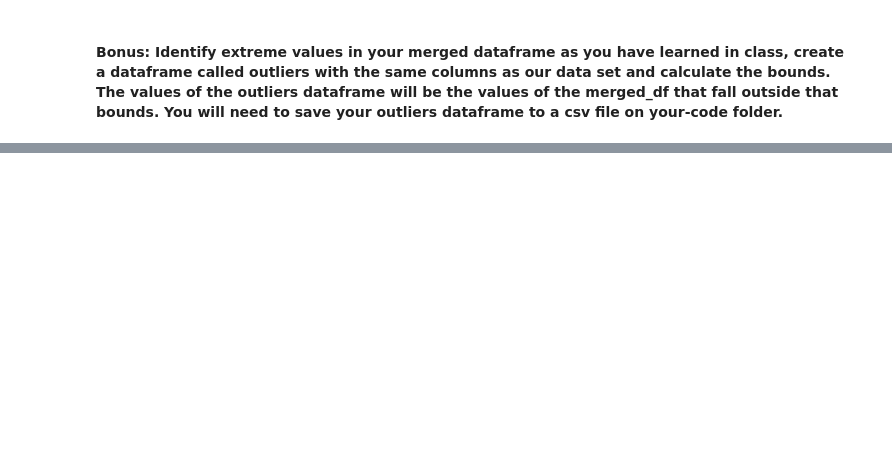
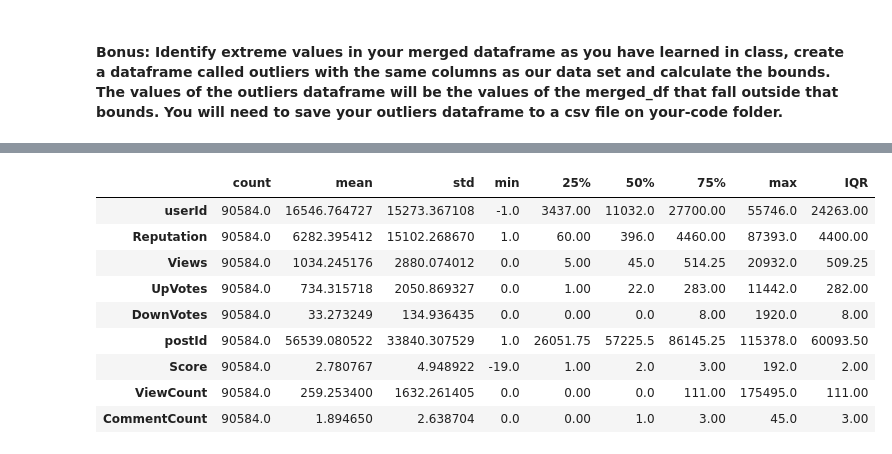
Before and after one commit to ta-data-mexpt/lab-data-cleaning, a Jupyter notebook: your-code/main.ipynb, the cells around one changed output, grey strips where cells are left out. Cells and saved outputs as stored; diff of their text form; code cells hidden in the pictures; blank space fills up the shorter version.

```diff
--- a/your-code/main.ipynb
+++ b/your-code/main.ipynb
@@ -20,0 +88,3 @@ import pandas as pd
+# %%
+new_posts = posts[['postId','Score','userId','ViewCount','CommentCount']]
+new_posts.head()
@@ -21,3 +98,6 @@ import pandas as pd
 # %% [markdown]
 #### 8. Merge both dataframes, users and posts.
 You will need to make a [merge](https://pandas.pydata.org/pandas-docs/stable/generated/pandas.DataFrame.merge.html) of posts and users dataframes.
+# %%
+merge = new_users.merge(new_posts)
+merge.head()
@@ -26,3 +120,7 @@ You will need to make a [merge](https://pandas.pydata.org/pandas-docs/stable/gen
 # %% [markdown]
 #### 10. You will need to make something with missing values.  Will you clean or filling them? Explain.
 **Remember** to check the results of your code before passing to the next step
+# %%
+# Voy a reemplazar estos nulos con 0, para no perder información
+merge['ViewCount'] = merge['ViewCount'].fillna(0)
+merge.head()
@@ -31,2 +150,12 @@ You will need to make a [merge](https://pandas.pydata.org/pandas-docs/stable/gen
 # %% [markdown]
 #### Bonus: Identify extreme values in your merged dataframe as you have learned in class, create a dataframe called outliers with the same columns as our data set and calculate the bounds. The values of the outliers dataframe will be the values of the merged_df that fall outside that bounds. You will need to save your outliers dataframe to a csv file on your-code folder.
+# %%
+# Otro punto importante de analizar son los valores extremos en mis columnas, que llamamos outliers. Los outliers
+# suelen tener gran impacto en cualquier modelo que realizamos, ya que los modelos tienden a interpretar la
+# importancia de los datos de acuerdo a su magnitud
+
+# Una forma común de definir outliers es a través de identificar datos que estén arriba o abajo del rango
+# intercuartil (1.5x, pero puedes definir lo que sea más conveniente en tu data)
+# aquí puedo ver cuáles son mis cuartiles para cada columna numérica
+stats = merge.describe().transpose()
+stats
@@ -32,0 +173,15 @@ You will need to make a [merge](https://pandas.pydata.org/pandas-docs/stable/gen
+# %%
+#columna de rango intercuartil
+stats['IQR'] = stats['75%'] - stats['25%']
+stats
+# %% [output]
+|  | count | mean | std | min | 25% | 50% | 75% | max | IQR |
+| userId | 90584.0 | 16546.764727 | 15273.367108 | -1.0 | 3437.00 | 11032.0 | 27700.00 | 55746.0 | 24263.00 |
+| Reputation | 90584.0 | 6282.395412 | 15102.268670 | 1.0 | 60.00 | 396.0 | 4460.00 | 87393.0 | 4400.00 |
+| Views | 90584.0 | 1034.245176 | 2880.074012 | 0.0 | 5.00 | 45.0 | 514.25 | 20932.0 | 509.25 |
+| UpVotes | 90584.0 | 734.315718 | 2050.869327 | 0.0 | 1.00 | 22.0 | 283.00 | 11442.0 | 282.00 |
+| DownVotes | 90584.0 | 33.273249 | 134.936435 | 0.0 | 0.00 | 0.0 | 8.00 | 1920.0 | 8.00 |
+| postId | 90584.0 | 56539.080522 | 33840.307529 | 1.0 | 26051.75 | 57225.5 | 86145.25 | 115378.0 | 60093.50 |
+| Score | 90584.0 | 2.780767 | 4.948922 | -19.0 | 1.00 | 2.0 | 3.00 | 192.0 | 2.00 |
+| ViewCount | 90584.0 | 259.253400 | 1632.261405 | 0.0 | 0.00 | 0.0 | 111.00 | 175495.0 | 111.00 |
+| CommentCount | 90584.0 | 1.894650 | 2.638704 | 0.0 | 0.00 | 1.0 | 3.00 | 45.0 | 3.00 |
```
Also changed, not shown: parts of 17 cells of this notebook, 1 other file.
